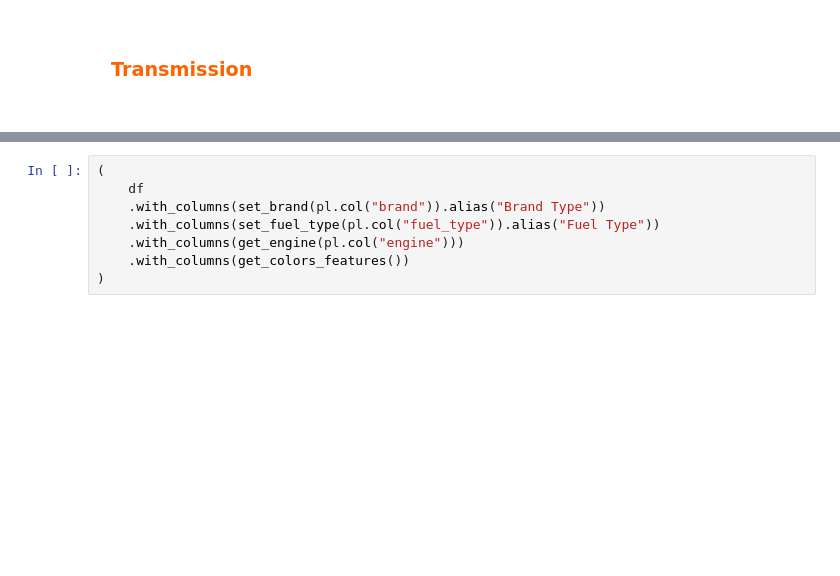
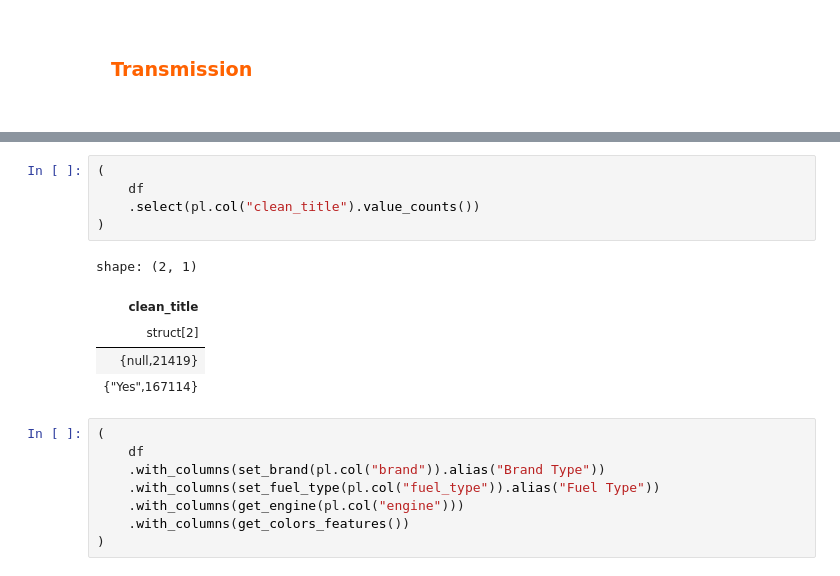
Before and after one commit to Arancium98/Regression-Cars, a Jupyter notebook: 1.ipynb, the cells around one changed output, grey strips where cells are left out. Cells and saved outputs as stored; diff of their text form; blank space fills up the shorter version.

Commit message:
added clean and others

```diff
--- a/Regresion of used cars/1.ipynb
+++ b/1.ipynb
@@ -249,3 +228,14 @@ shape: (188_533, 17)
+# %%
+(
+    df
+    .select(pl.col("clean_title").value_counts())
+)
+# %% [output]
+shape: (2, 1)
+| clean_title |
+| struct[2] |
+| {null,21419} |
+| {"Yes",167114} |
 # %%
 (
     df
```
Also changed, not shown: parts of 9 cells of this notebook, 6 other files.
